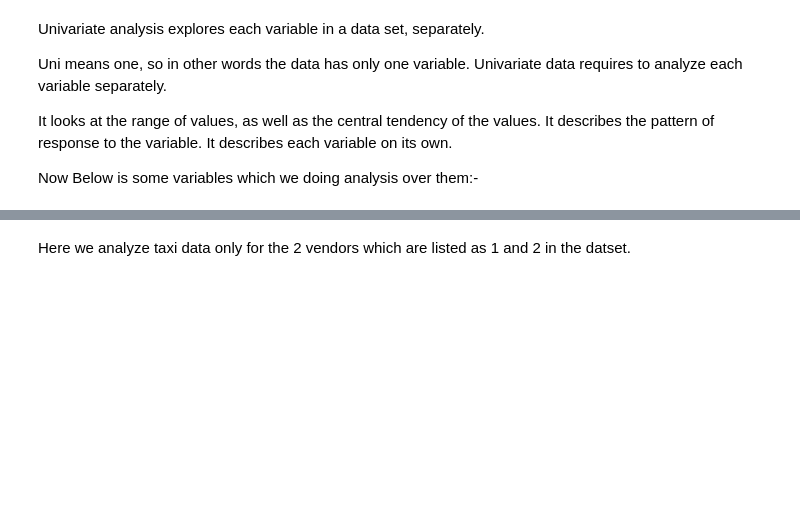
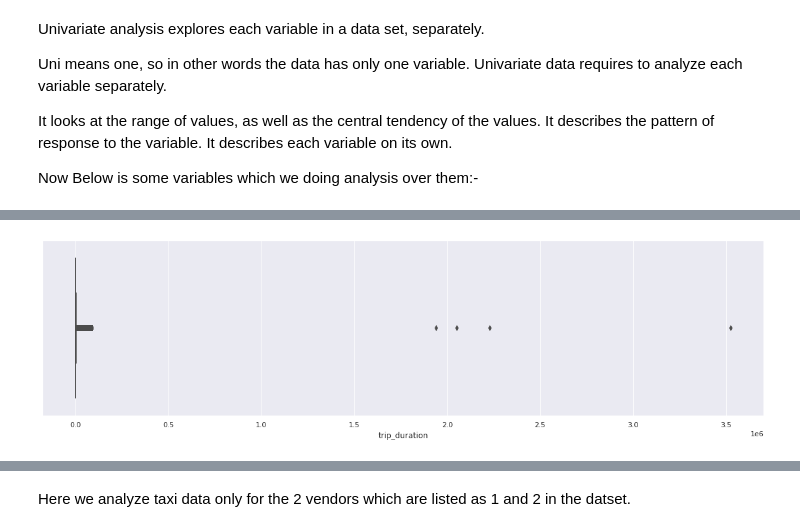
Before and after one commit to KrushnaChaure/NYC-Taxi-Trip-Time-Prediction, a Jupyter notebook: Krushna_Chaure_NYC_Taxi_Trip_Time_Prediction_Capstone_Project.ipynb, the cells around one changed output, grey strips where cells are left out. Saved outputs shown, nothing was run; the diff lists cells and outputs as text; code cells hidden in the pictures; blank space fills up the shorter version.

```diff
--- a/Krushna_Chaure_NYC_Taxi_Trip_Time_Prediction_Capstone_Project.ipynb
+++ b/Krushna_Chaure_NYC_Taxi_Trip_Time_Prediction_Capstone_Project.ipynb
@@ -317,0 +327,6 @@ Now Below is some variables which we doing analysis over them:-
+# %%
+plt.figure(figsize = (20,5))
+sns.boxplot(dataset.trip_duration)
+plt.show()
+# %% [output]
+[figure, added]
```
Also changed, not shown: parts of 44 cells of this notebook.
